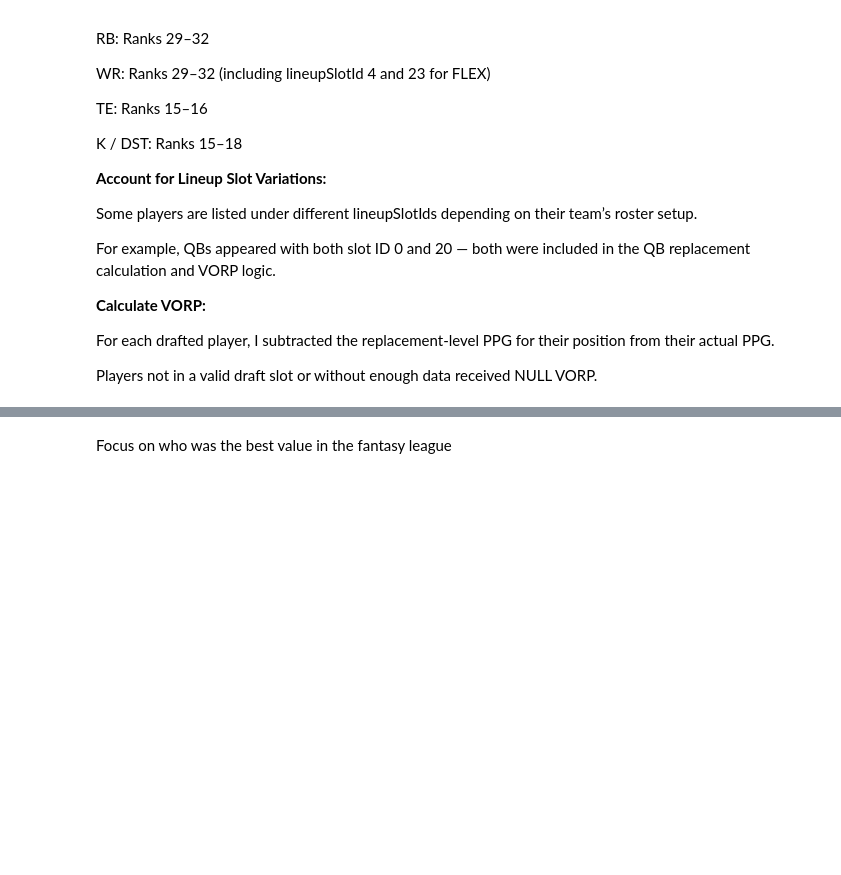
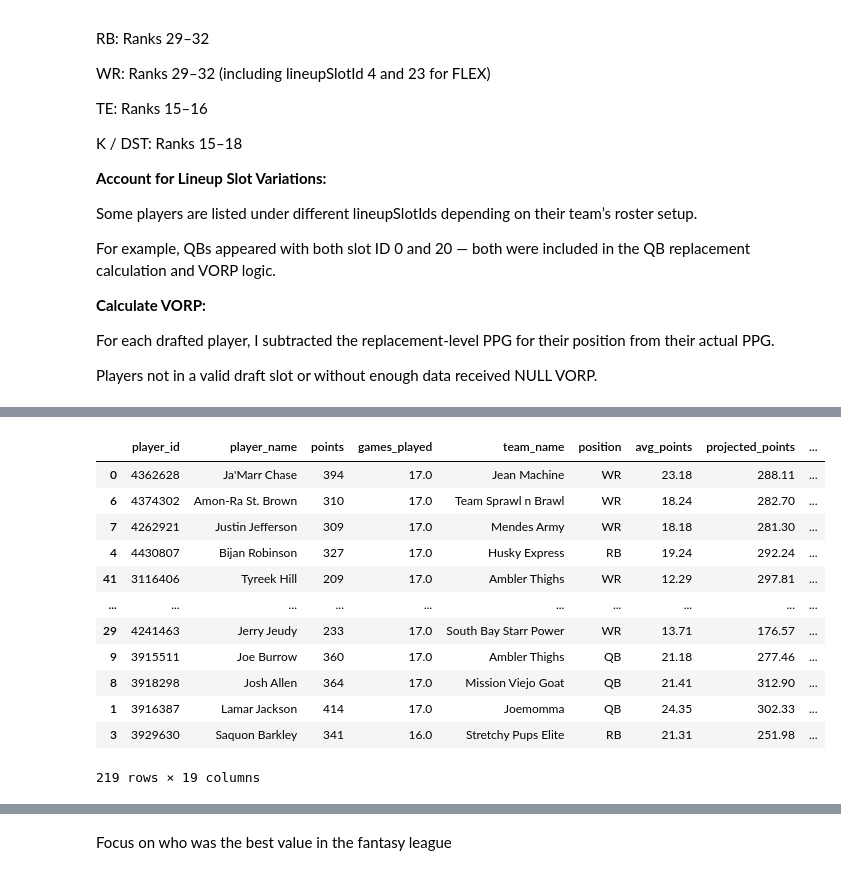
Before and after one commit to justinmck/fantasy-football-draft-toolkit, a Jupyter notebook: notebooks/NB03-analysis.ipynb, the cells around one changed output, grey strips where cells are left out. Cells and saved outputs as stored; diff of their text form; code cells hidden in the pictures; blank space fills up the shorter version.

```diff
--- a/notebooks/NB03-analysis.ipynb
+++ b/notebooks/NB03-analysis.ipynb
@@ -116,0 +220,4 @@ heatmap_df.to_csv("../data/raw/heatmap_df.csv", index=False)
+# %%
+max_vorp = max(total_vorp_by_position)
+pos_weights = {pos: max(v, 0) / max_vorp for pos, v in total_vorp_by_position.items()}
+pos_weights
@@ -116,0 +278,23 @@ heatmap_df.to_csv("../data/raw/heatmap_df.csv", index=False)
+# %%
+heatmap_df['pos_weight'] = heatmap_df['position'].map(pos_weights)
+heatmap_df['value_score'] = heatmap_df['vorp'] * heatmap_df['draft_discount'] * heatmap_df['pos_weight']
+
+min_val = heatmap_df['value_score'].min()
+heatmap_df['value_score'] = heatmap_df['value_score'] - min_val
+
+
+heatmap_df.sort_values(by='value_score', ascending=False)
+# %% [output]
+|  | player_id | player_name | points | games_played | team_name | position | avg_points | projected_points | ... |
+| 0 | 4362628 | Ja'Marr Chase | 394 | 17.0 | Jean Machine | WR | 23.18 | 288.11 | ... |
+| 6 | 4374302 | Amon-Ra St. Brown | 310 | 17.0 | Team Sprawl n Brawl | WR | 18.24 | 282.70 | ... |
+| 7 | 4262921 | Justin Jefferson | 309 | 17.0 | Mendes Army | WR | 18.18 | 281.30 | ... |
+| 4 | 4430807 | Bijan Robinson | 327 | 17.0 | Husky Express | RB | 19.24 | 292.24 | ... |
+| 41 | 3116406 | Tyreek Hill | 209 | 17.0 | Ambler Thighs | WR | 12.29 | 297.81 | ... |
+| ... | ... | ... | ... | ... | ... | ... | ... | ... | ... |
+| 29 | 4241463 | Jerry Jeudy | 233 | 17.0 | South Bay Starr Power | WR | 13.71 | 176.57 | ... |
+| 9 | 3915511 | Joe Burrow | 360 | 17.0 | Ambler Thighs | QB | 21.18 | 277.46 | ... |
+| 8 | 3918298 | Josh Allen | 364 | 17.0 | Mission Viejo Goat | QB | 21.41 | 312.90 | ... |
+| 1 | 3916387 | Lamar Jackson | 414 | 17.0 | Joemomma | QB | 24.35 | 302.33 | ... |
+| 3 | 3929630 | Saquon Barkley | 341 | 16.0 | Stretchy Pups Elite | RB | 21.31 | 251.98 | ... |
+219 rows × 19 columns
```
Also changed, not shown: parts of 23 cells of this notebook, 12 other files.
